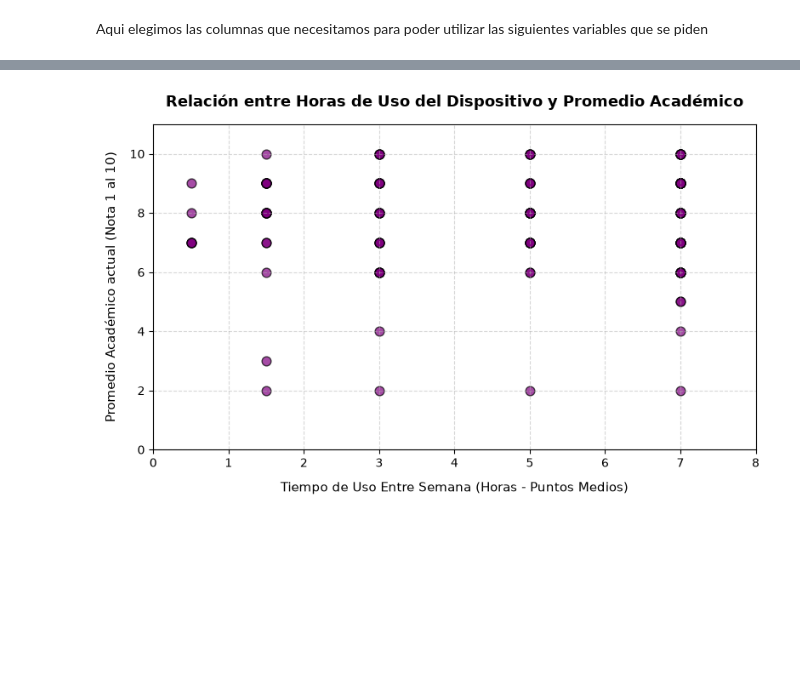
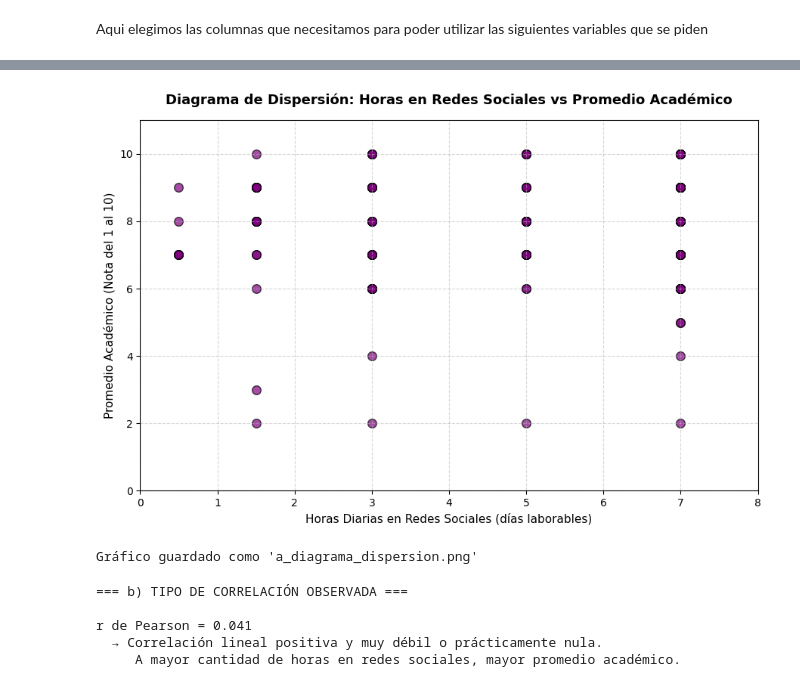
Before and after one commit to Gb020207/Benitez-Rolon-Monzon-Zaga-a-TPINTEGRADOR, a Jupyter notebook: main.ipynb, the cells around one changed output, grey strips where cells are left out. Cells and saved outputs as stored; diff of their text form; code cells hidden in the pictures; blank space fills up the shorter version.

Commit message:
se actualizo

```diff
--- a/main.ipynb
+++ b/main.ipynb
@@ -373,44 +613,84 @@ plt.show()
 # %%
-# 1. Leer el archivo directamente de cero
+# ============================================================
+# a) DIAGRAMA DE DISPERSIÓN
+# ============================================================
+import pandas as pd
+import matplotlib.pyplot as plt
+import numpy as np
+
 df_nuevo = pd.read_csv("Estadistica.csv")
 
-# 2. Buscar las columnas por coincidencia de texto exacta para no cruzarlas
 col_actividad = [c for c in df_nuevo.columns if 'actividad' in c.lower()][0]
-col_horas = [c for c in df_nuevo.columns if 'horas al día' in c.lower() and 'laborables' in c.lower()][0]
-col_promedio = [c for c in df_nuevo.columns if 'promedio académico' in c.lower() or 'nota del 1 al 10' in c.lower()][0]
+col_horas     = [c for c in df_nuevo.columns if 'horas al día' in c.lower() and 'laborables' in c.lower()][0]
+col_promedio  = [c for c in df_nuevo.columns if 'promedio académico' in c.lower() or 'nota del 1 al 10' in c.lower()][0]
 
-# 3. Filtrar los usuarios de Redes Sociales
 df_filtrado = df_nuevo[df_nuevo[col_actividad].str.contains("Redes sociales", na=False)].copy()
 
-# 4. Mapear ÚNICAMENTE las horas (eje X)
 mapeo_intervalos = {
     "Menos de 1 hora": 0.5,
     "1 a 2 horas": 1.5,
     "2 a 4 horas": 3.0,
     "4 a 6 horas": 5.0,
     "Más de 6 horas": 7.0
 }
-x_datos = df_filtrado[col_horas].map(mapeo_intervalos)
 
-# 5. Convertir las notas a números SIN aplicar el mapa de horas (eje Y)
-y_datos = pd.to_numeric(df_filtrado[col_promedio], errors='coerce')
+X = df_filtrado[col_horas].map(mapeo_intervalos)
+Y = pd.to_numeric(df_filtrado[col_promedio], errors='coerce')
 
-# 6. Unir y limpiar vacíos
-df_grafico = pd.DataFrame({'Horas': x_datos, 'Notas': y_datos}).dropna()
+df_reg = pd.DataFrame({'Horas': X, 'Notas': Y}).dropna()
 
-# 7. Dibujar el diagrama de dispersión real
-plt.figure(figsize=(8, 5))
-plt.scatter(df_grafico['Horas'], df_grafico['Notas'], color='purple', alpha=0.7, edgecolors='black', s=60)
+plt.figure(figsize=(9, 6))
+plt.scatter(df_reg['Horas'], df_reg['Notas'], color='purple', alpha=0.7, edgecolors='black', s=70)
 
-plt.title('Relación entre Horas de Uso del Dispositivo y Promedio Académico', fontsize=13, pad=15, fontweight='bold')
-plt.xlabel('Tiempo de Uso Entre Semana (Horas - Puntos Medios)', fontsize=11, labelpad=10)
-plt.ylabel('Promedio Académico actual (Nota 1 al 10)', fontsize=11, labelpad=10)
-
+plt.title('Diagrama de Dispersión: Horas en Redes Sociales vs Promedio Académico', fontsize=13, fontweight='bold', pad=15)
+plt.xlabel('Horas Diarias en Redes Sociales (días laborables)', fontsize=11)
+plt.ylabel('Promedio Académico (Nota del 1 al 10)', fontsize=11)
 plt.grid(True, linestyle='--', alpha=0.5)
 plt.xlim(0, 8)
 plt.ylim(0, 11)
-
 plt.tight_layout()
+plt.savefig('a_diagrama_dispersion.png', dpi=150)
 plt.show()
+print("Gráfico guardado como 'a_diagrama_dispersion.png'")
 # %% [output]
-[figure, old version]
+[figure, new version]
+Gráfico guardado como 'a_diagrama_dispersion.png'
+# %%
+# ============================================================
+# b) TIPO DE CORRELACIÓN OBSERVADA
+# ============================================================
+from scipy import stats
+
+pendiente, ordenada, r, p_value, std_err = stats.linregress(df_reg['Horas'], df_reg['Notas'])
+
+print("=== b) TIPO DE CORRELACIÓN OBSERVADA ===")
+print(f"\nr de Pearson = {round(r, 4)}")
+
+# Dirección
+if r > 0:
+    direccion = "positiva"
+    desc = "A mayor cantidad de horas en redes sociales, mayor promedio académico."
+else:
+    direccion = "negativa"
+    desc = "A mayor cantidad de horas en redes sociales, menor promedio académico."
+
+# Intensidad
+if abs(r) >= 0.9:
+    intensidad = "muy fuerte"
+elif abs(r) >= 0.7:
+    intensidad = "fuerte"
+elif abs(r) >= 0.5:
+    intensidad = "moderada"
+elif abs(r) >= 0.3:
+    intensidad = "débil"
+else:
+    intensidad = "muy débil o prácticamente nula"
+
+print(f"  → Correlación lineal {direccion} y {intensidad}.")
+print(f"     {desc}")
+# %% [output]
+=== b) TIPO DE CORRELACIÓN OBSERVADA ===
+
+r de Pearson = 0.041
+  → Correlación lineal positiva y muy débil o prácticamente nula.
+     A mayor cantidad de horas en redes sociales, mayor promedio académico.
```
Also changed, not shown: parts of 22 cells of this notebook, 6 other files.
